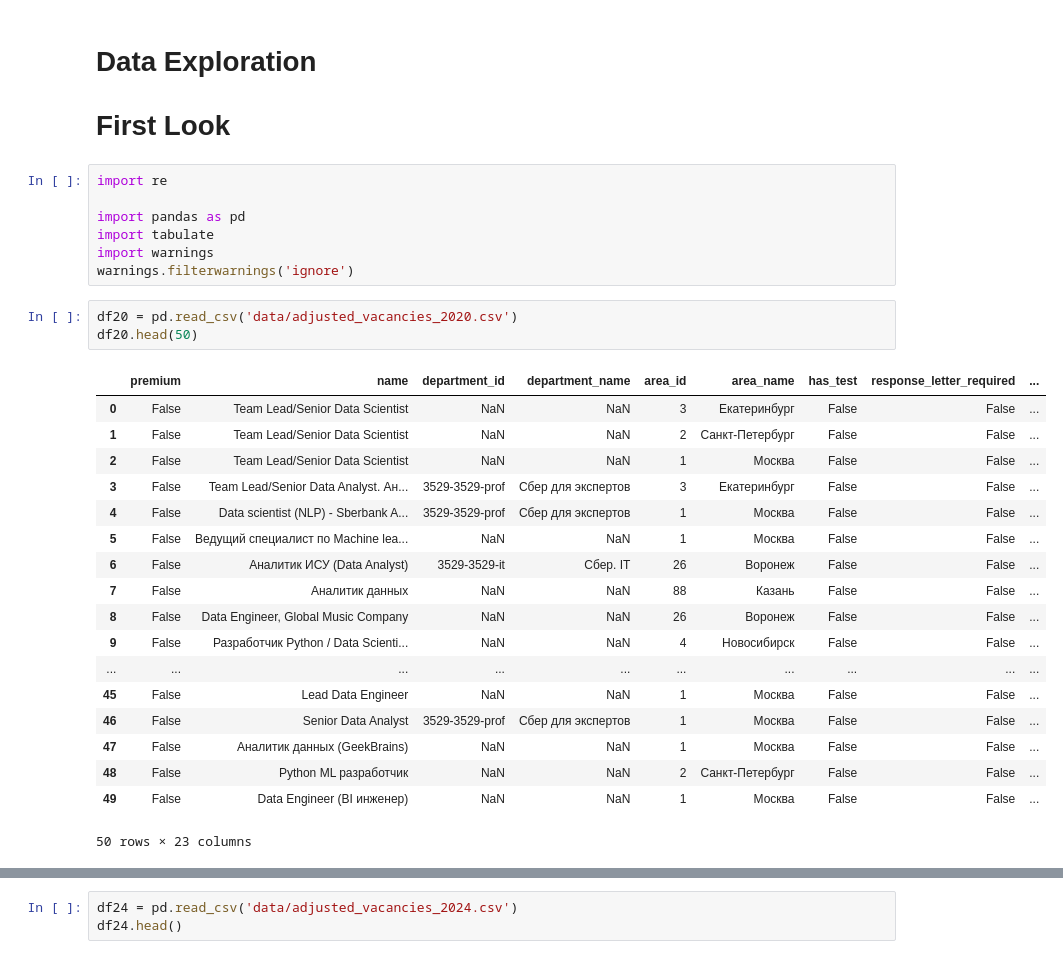
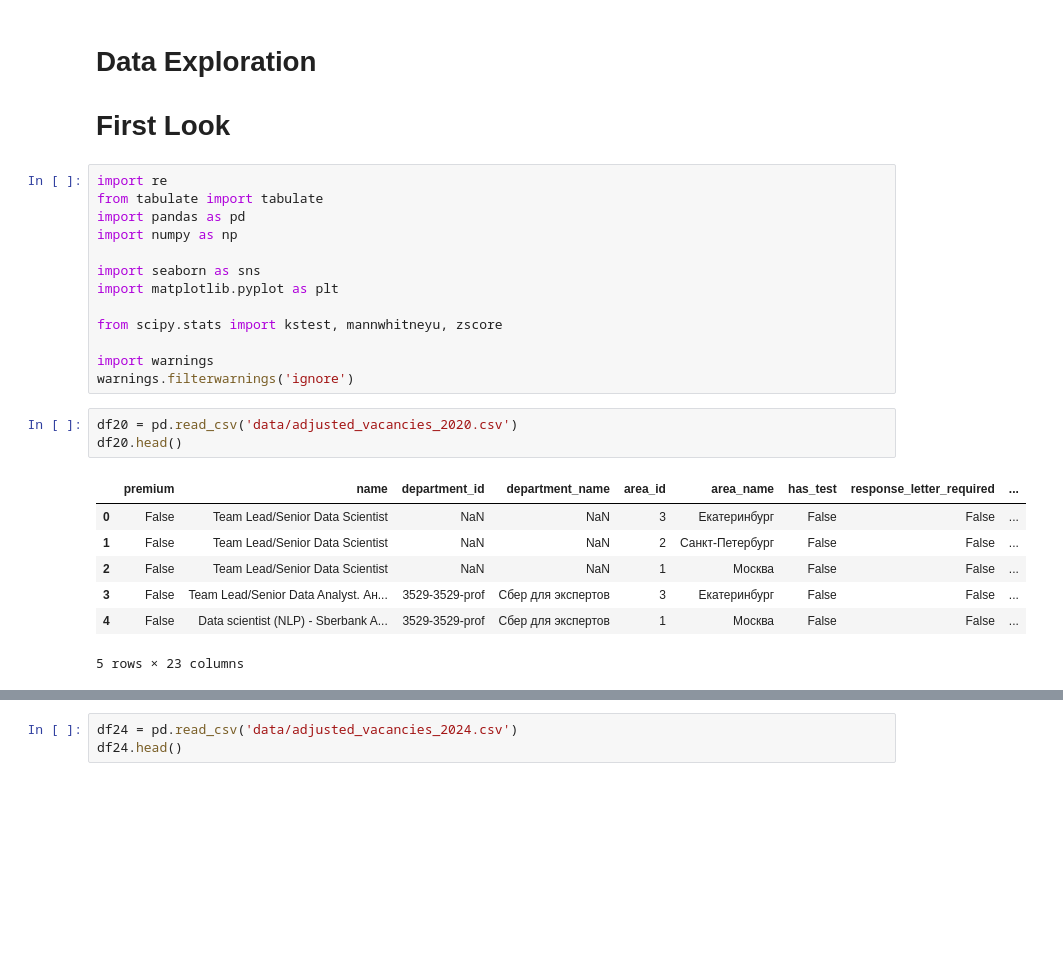
Before and after one commit to sashhhaka/HH-VacancyAnalysis, a Jupyter notebook: exploring.ipynb, the cells around one changed output, grey strips where cells are left out. Cells and saved outputs as stored; diff of their text form; blank space fills up the shorter version.

```diff
--- a/exploring.ipynb
+++ b/exploring.ipynb
@@ -3,30 +3,25 @@
 # First Look
 # %%
 import re
+from tabulate import tabulate
+import pandas as pd
+import numpy as np
 
-import pandas as pd
-import tabulate
+import seaborn as sns
+import matplotlib.pyplot as plt
+
+from scipy.stats import kstest, mannwhitneyu, zscore
+
 import warnings
 warnings.filterwarnings('ignore')
 # %%
 df20 = pd.read_csv('data/adjusted_vacancies_2020.csv')
-df20.head(50)
+df20.head()
 # %% [output]
 |  | premium | name | department_id | department_name | area_id | area_name | has_test | response_letter_required | ... |
 | 0 | False | Team Lead/Senior Data Scientist | NaN | NaN | 3 | Екатеринбург | False | False | ... |
 | 1 | False | Team Lead/Senior Data Scientist | NaN | NaN | 2 | Санкт-Петербург | False | False | ... |
 | 2 | False | Team Lead/Senior Data Scientist | NaN | NaN | 1 | Москва | False | False | ... |
 | 3 | False | Team Lead/Senior Data Analyst. Ан... | 3529-3529-prof | Сбер для экспертов | 3 | Екатеринбург | False | False | ... |
 | 4 | False | Data scientist (NLP) - Sberbank A... | 3529-3529-prof | Сбер для экспертов | 1 | Москва | False | False | ... |
-| 5 | False | Ведущий специалист по Machine lea... | NaN | NaN | 1 | Москва | False | False | ... |
-| 6 | False | Аналитик ИСУ (Data Analyst) | 3529-3529-it | Сбер. IT | 26 | Воронеж | False | False | ... |
-| 7 | False | Аналитик данных | NaN | NaN | 88 | Казань | False | False | ... |
-| 8 | False | Data Engineer, Global Music Company | NaN | NaN | 26 | Воронеж | False | False | ... |
-| 9 | False | Разработчик Python / Data Scienti... | NaN | NaN | 4 | Новосибирск | False | False | ... |
-| ... | ... | ... | ... | ... | ... | ... | ... | ... | ... |
-| 45 | False | Lead Data Engineer | NaN | NaN | 1 | Москва | False | False | ... |
-| 46 | False | Senior Data Analyst | 3529-3529-prof | Сбер для экспертов | 1 | Москва | False | False | ... |
-| 47 | False | Аналитик данных (GeekBrains) | NaN | NaN | 1 | Москва | False | False | ... |
-| 48 | False | Python ML разработчик | NaN | NaN | 2 | Санкт-Петербург | False | False | ... |
-| 49 | False | Data Engineer (BI инженер) | NaN | NaN | 1 | Москва | False | False | ... |
-50 rows × 23 columns
+5 rows × 23 columns
```
Also changed, not shown: parts of 52 cells of this notebook.
